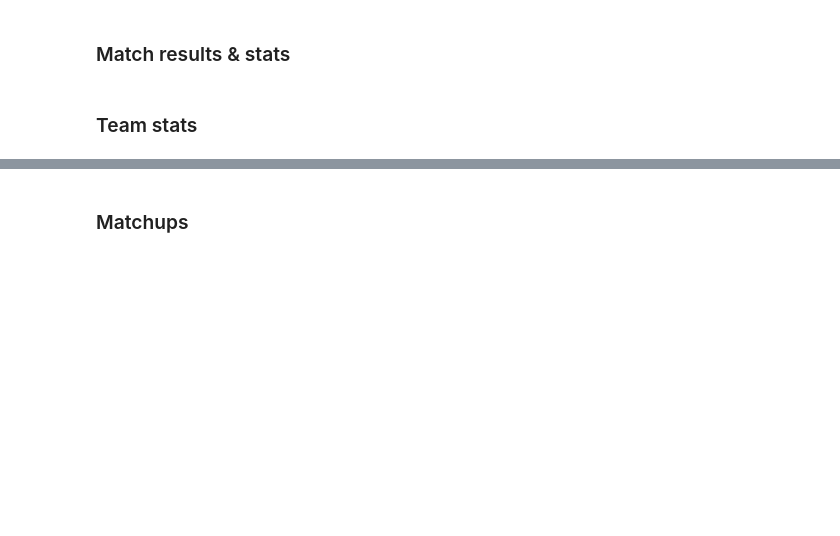
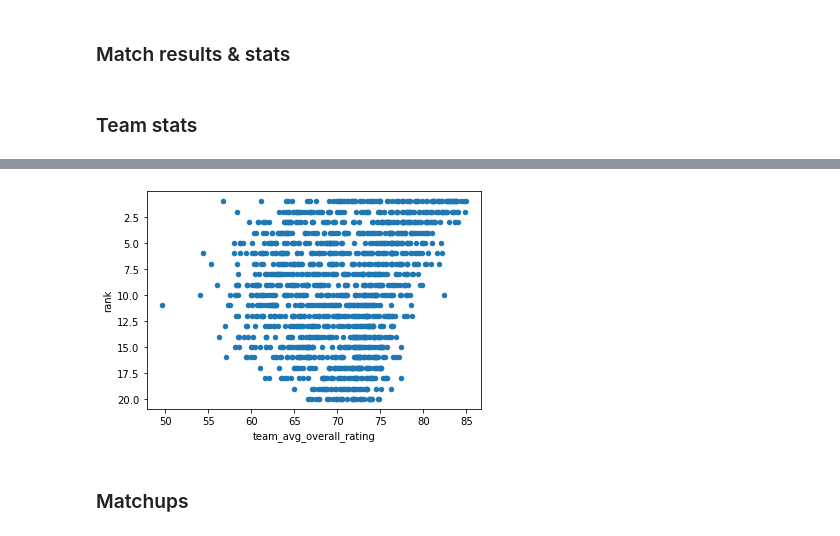
Before and after one commit to aalshabaan/com_480_football, a Jupyter notebook: match_tables_by_alex.ipynb, the cells around one changed output, grey strips where cells are left out. Saved outputs shown, nothing was run; the diff lists cells and outputs as text; code cells hidden in the pictures; blank space fills up the shorter version.

```diff
--- a/match_tables_by_alex.ipynb
+++ b/match_tables_by_alex.ipynb
@@ -99,6 +100,8 @@ teams_by_season = matches_melt.groupby(by=['country_name', 'league_name', 'seaso
 teams_by_season.columns = ['team_avg_overall_rating', 'n_games', 'total_points', 'wins', 'losses', 'draws']
 teams_by_season['perc_points'] = teams_by_season.total_points / (3 * teams_by_season.n_games)
 teams_by_season[['perc_wins', 'perc_losses', 'perc_draws']] = teams_by_season[['wins', 'losses', 'draws']].div(teams_by_season.n_games, axis=0)
+teams_by_season['rank'] = teams_by_season.groupby(level=[0, 1, 2]).total_points.rank(ascending=False, method='max').astype('int')
+teams_by_season['rank_pct'] = teams_by_season.groupby(level=[0, 1, 2]).total_points.rank(ascending=False, method='max', pct=True)
 # %%
 display(teams_by_season.sort_values(by='team_avg_overall_rating', ascending=False))
 # %% [output]
@@ -119,3 +124,8 @@ display(teams_by_season.sort_values(by='team_avg_overall_rating', ascending=Fals
+# %%
+teams_by_season.plot.scatter(x='team_avg_overall_rating', y='rank')
+plt.gca().invert_yaxis()
+# %% [output]
+[figure, added]
 # %% [markdown]
 ### Matchups
 # %%
```
Also changed, not shown: parts of 3 cells of this notebook, 1 other file.
